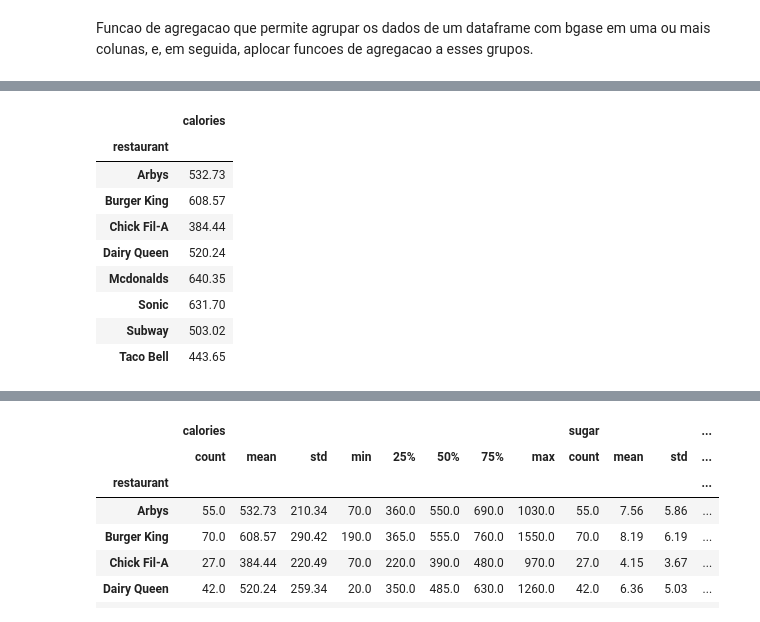
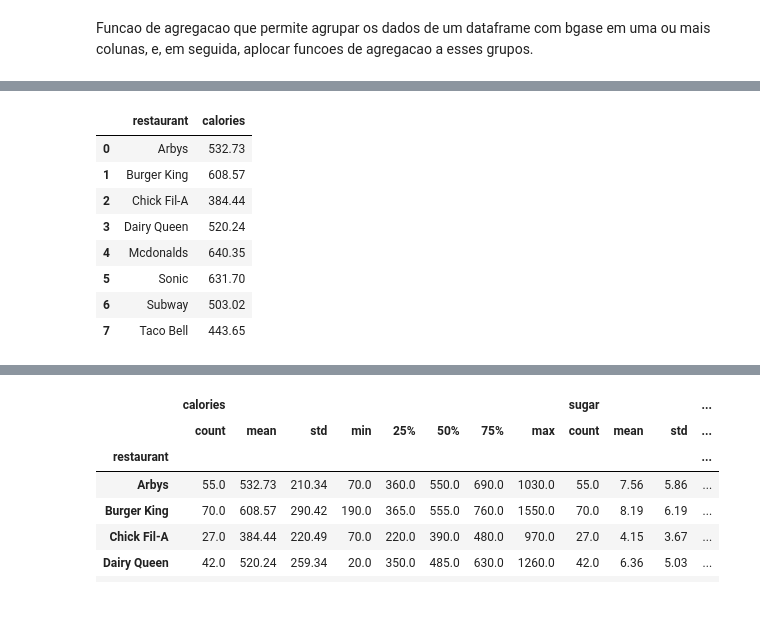
Before and after one commit to TgdaAlmeida/aula_coderhouse, a Jupyter notebook: CURSO_CODER/Aula10.ipynb, the cells around one changed output, grey strips where cells are left out. Cells and saved outputs as stored; diff of their text form; code cells hidden in the pictures.

```diff
--- a/CURSO_CODER/Aula10.ipynb
+++ b/CURSO_CODER/Aula10.ipynb
@@ -50,13 +100,12 @@ Funcao de agregacao que permite agrupar os dados de um dataframe com bgase em um
 # %%
-fastfood.groupby('restaurant')[['calories']].mean().round(2) #media de calorias por restaurantes
+fastfood.groupby('restaurant')[['calories']].mean().round(2).reset_index() #media de calorias por restaurantes
 # %% [output]
-|  | calories |
-| restaurant |  |
-| Arbys | 532.73 |
-| Burger King | 608.57 |
-| Chick Fil-A | 384.44 |
-| Dairy Queen | 520.24 |
-| Mcdonalds | 640.35 |
-| Sonic | 631.70 |
-| Subway | 503.02 |
-| Taco Bell | 443.65 |
+|  | restaurant | calories |
+| 0 | Arbys | 532.73 |
+| 1 | Burger King | 608.57 |
+| 2 | Chick Fil-A | 384.44 |
+| 3 | Dairy Queen | 520.24 |
+| 4 | Mcdonalds | 640.35 |
+| 5 | Sonic | 631.70 |
+| 6 | Subway | 503.02 |
+| 7 | Taco Bell | 443.65 |
```
Also changed, not shown: parts of 13 cells of this notebook, 3 other files.
